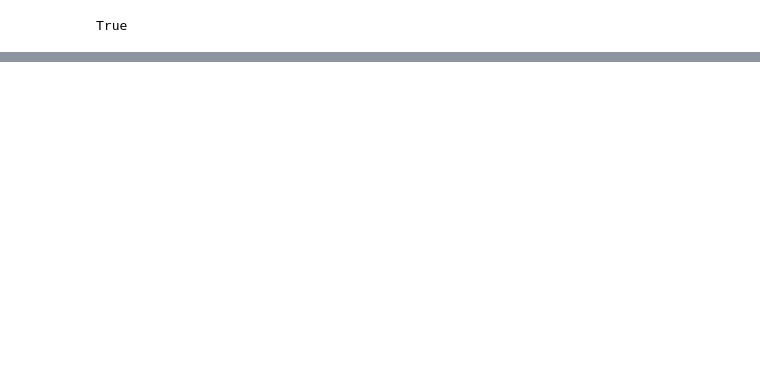
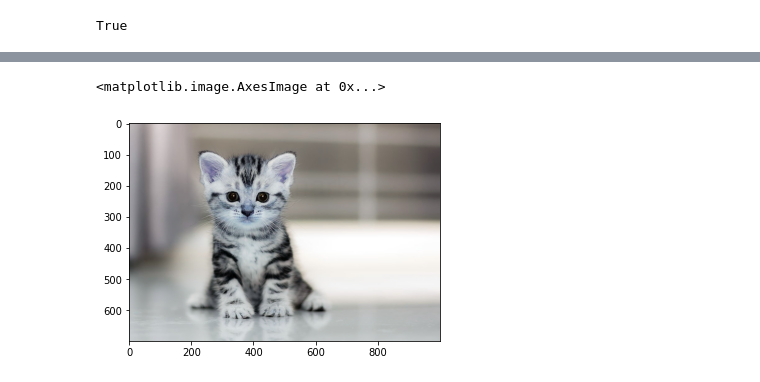
Before and after one commit to sthax17/DayByDayStudy, a Jupyter notebook: eliminate_text_in_image.ipynb, the cells around one changed output, grey strips where cells are left out. Saved outputs shown, nothing was run; the diff lists cells and outputs as text; code cells hidden in the pictures; blank space fills up the shorter version.

```diff
--- a/eliminate_text_in_image.ipynb
+++ b/eliminate_text_in_image.ipynb
@@ -24,0 +63,5 @@ True
+# %%
+plt.imshow(original_image)
+# %% [output]
+<matplotlib.image.AxesImage at 0x...>
+[figure, added]
```
Also changed, not shown: parts of 24 cells of this notebook.
